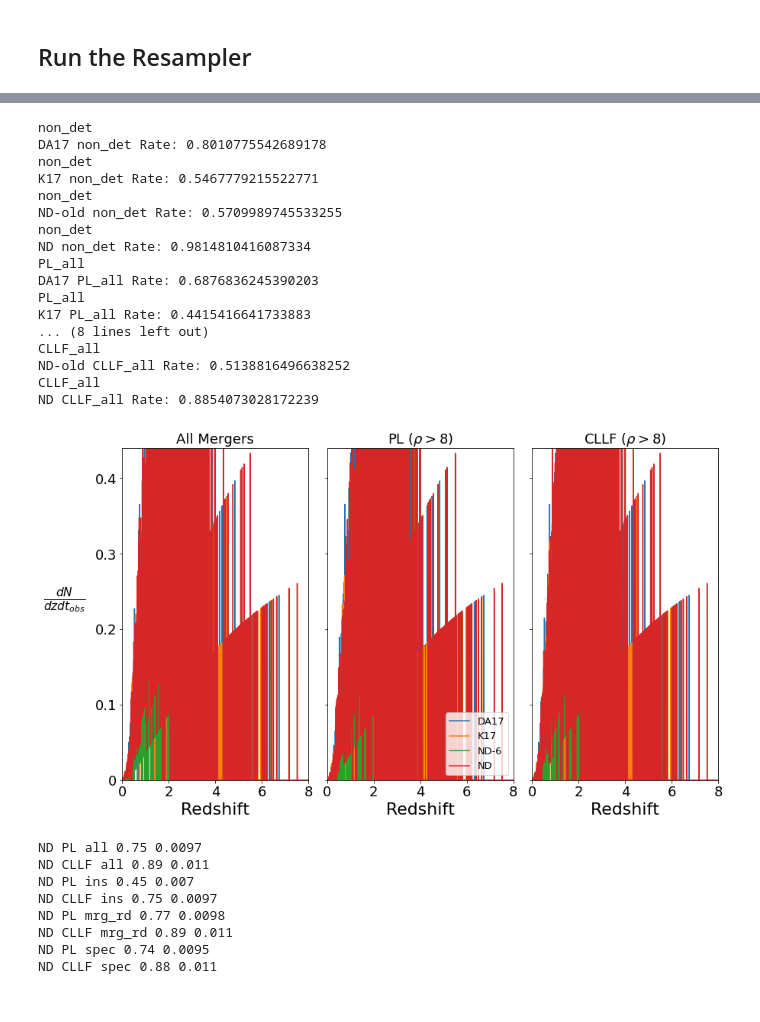
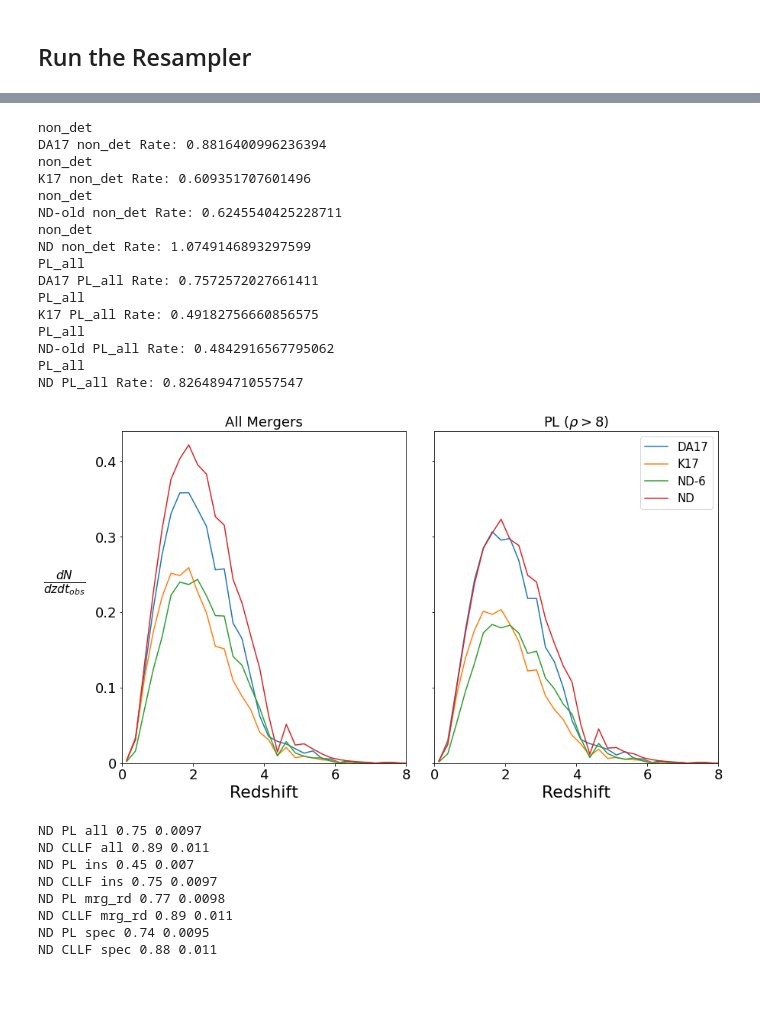
Before and after one commit to mikekatz04/Illustris_LISA_paper, a Jupyter notebook: code/paper_plots.ipynb, the cells around one changed output, grey strips where cells are left out. Cells and saved outputs as stored; diff of their text form; code cells hidden in the pictures.

```diff
--- a/code/paper_plots.ipynb
+++ b/code/paper_plots.ipynb
@@ -33,7 +32,7 @@ import os
 # %%
 num_catalogs = 200
 num_repeats = 50
-t_obs = 5.0 #years
+t_obs = 4.0 #years
 duration = 100.0 #years
 
 #input file
@@ -136,7 +138,7 @@ evolution_classes = [[EvolveLZK, 'K17'],
                      [NoDelay, 'ND'],
                      [NoDelayOrigExtract, 'ND-old']]
 
-dz = 0.0001
+dz = 0.25
 evolve_out_base = {}
 for evolve_class, label in evolution_classes:
     evolve = evolve_class(**evolve_dict)
@@ -241,7 +243,7 @@ def merger_integrand(evolve_out, labels, ax, key, label_fontsize=18, tick_fontsi
     ylabel = r'$\frac{dN}{dzdt_{obs}}$'
     ax.set_ylabel(ylabel, rotation='horizontal', labelpad=40, fontsize=label_fontsize)
     if legend:
-        ax.legend(loc='best', prop={'size':13})
+        ax.legend(loc='best', prop={'size':15})
 
     return ax
 # %%
@@ -294,41 +296,40 @@ def detection_hist(evolve_out, labels, ax, label_fontsize=18, tick_fontsize=14,
     return ax
 # %%
 labels = ['DA17','K17', 'ND-old', 'ND']
-fig, ax = plt.subplots(1,3, sharey=True)
+fig, ax = plt.subplots(1,2, sharey=True)
 plt.subplots_adjust(wspace=0.1)
 fig.set_size_inches(14,8)
 ax = ax.ravel()
 
-for i, (key, title) in enumerate([['non_det', 'All Mergers'], ['PL_all', r'PL ($\rho>8$)'], ['CLLF_all', r'CLLF ($\rho>8$)']]):
+for i, (key, title) in enumerate([['non_det', 'All Mergers'], ['PL_all', r'PL ($\rho>8$)']]):
     if i == 1:
         legend = True
     else:
         legend = False
     ax[i] = merger_integrand(evolve_out_base, labels, ax[i], key, label_fontsize=22, tick_fontsize=18, legend=legend)
     ax[i].set_ylim(0.0, 0.44)
     if i > 0:
         ax[i].set_ylabel('')
     ax[i].set_title(title, fontsize=18)
 fig.savefig('figures/detection_results.pdf', dpi=200)
 # %% [output]
 non_det
-DA17 non_det Rate: 0.8010775542689178
+DA17 non_det Rate: 0.8816400996236394
 non_det
-K17 non_det Rate: 0.5467779215522771
+K17 non_det Rate: 0.609351707601496
 non_det
-ND-old non_det Rate: 0.5709989745533255
+ND-old non_det Rate: 0.6245540425228711
 non_det
-ND non_det Rate: 0.9814810416087334
+ND non_det Rate: 1.0749146893297599
 PL_all
-DA17 PL_all Rate: 0.6876836245390203
+DA17 PL_all Rate: 0.7572572027661411
 PL_all
-K17 PL_all Rate: 0.4415416641733883
-... (8 lines left out)
-CLLF_all
-ND-old CLLF_all Rate: 0.5138816496638252
-CLLF_all
-ND CLLF_all Rate: 0.8854073028172239
+K17 PL_all Rate: 0.49182756660856575
+PL_all
+ND-old PL_all Rate: 0.4842916567795062
+PL_all
+ND PL_all Rate: 0.8264894710557547
-[figure, old version]
+[figure, new version]
 # %%
 for label in ['ND', 'ND-old', 'DA17', 'K17']:
     for sig in ['all', 'ins', 'mrg_rd', 'spec']:
```
Also changed, not shown: parts of 13 cells of this notebook.
